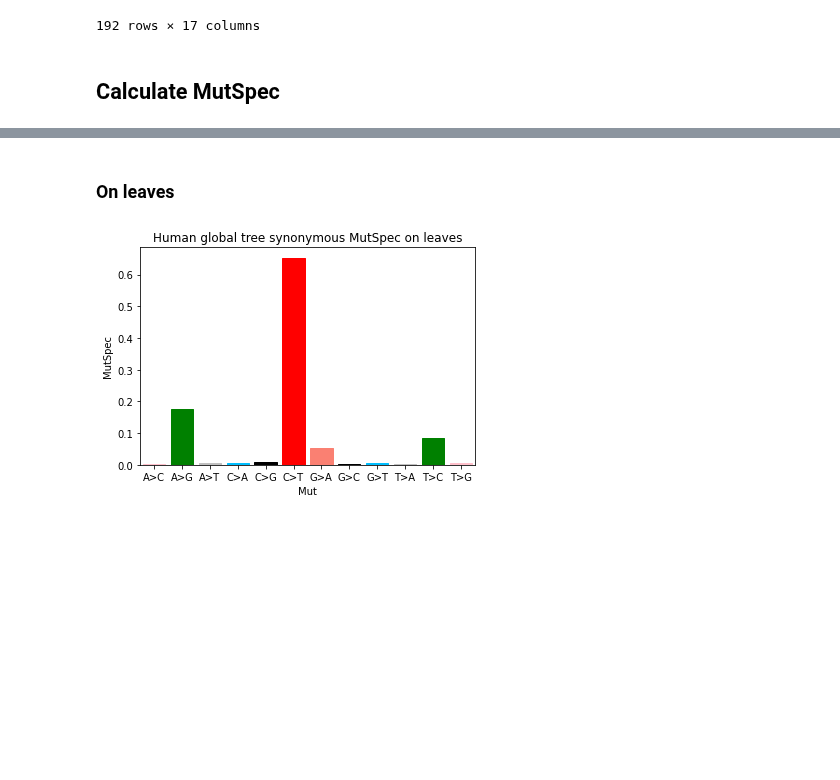
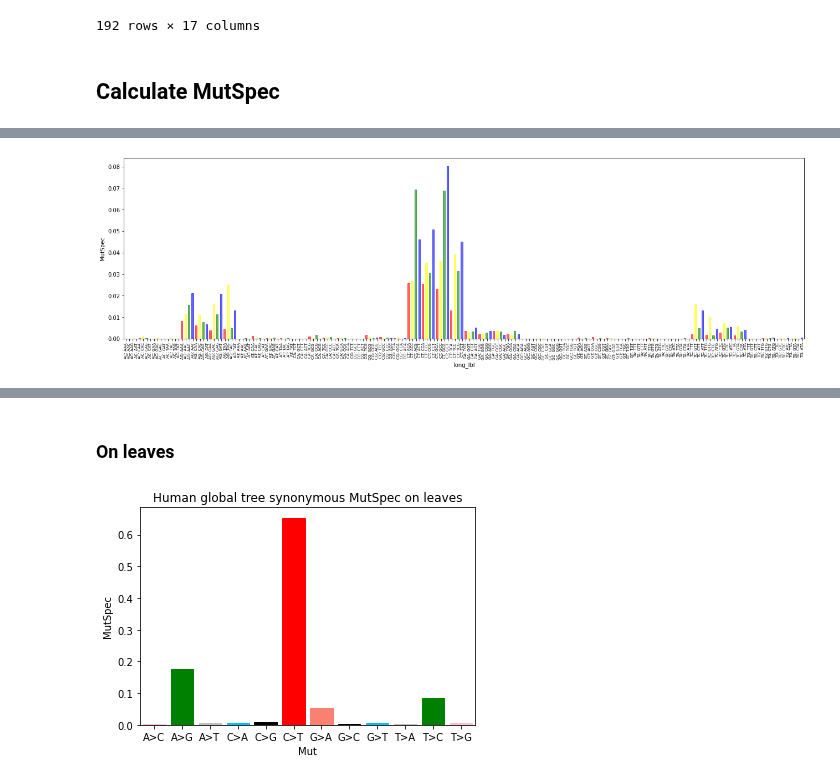
Before and after one commit to mitoclub/mtdnaMutSpecOfCancers, a Jupyter notebook: notebooks/human_global_tree_muts_EDA.ipynb, the cells around one changed output, grey strips where cells are left out. Drawn from its saved outputs; the diff is of its cells as text; code cells hidden in the pictures; blank space fills up the shorter version.

```diff
--- a/notebooks/human_global_tree_muts_EDA.ipynb
+++ b/notebooks/human_global_tree_muts_EDA.ipynb
@@ -353,0 +357,32 @@ plot_mutspec192(ms192, title="Human global tree synonymous MutSpec", filepath=".
+# %%
+ms192["MutBase"] = ms192.Mut.str.slice(2, 5)
+ms192["Context"] = ms192.Mut.str.get(0) + ms192.Mut.str.get(2) + ms192.Mut.str.get(-1)
+ms192["long_lbl"] = ms192.Mut.str.get(2) + ms192.Mut.str.get(4) + ": " + ms192.Mut.str.get(0) + ms192.Mut.str.get(2) + ms192.Mut.str.get(-1)
+# %%
+from mutspec.utils.constants import ordered_sbs192
+
+
+def coloring192():
+    colors = "red yellow green blue".split()
+    while True:
+        for clr in colors:
+            yield clr
+
+
+fig = plt.figure(figsize=(22, 6))
+ax = fig.add_subplot(111)
+sns.barplot(
+    x="long_lbl", y="MutSpec", data=ms192,
+    order=[x[2] + x[4] + ": " + x[0] + x[2] + x[-1] for x in ordered_sbs192],
+    errwidth=1, ax=fig.gca()
+)
+# ax.legend().remove()
+plt.xticks(rotation=90, fontsize=7)
+# map colors to bars
+for bar, clr in zip(ax.patches, coloring192()):
+    bar.set_color(clr)
+    bar.set_alpha(alpha=0.6)
+    bar.set_width(0.5)
+plt.show()
+# %% [output]
+[figure, added]
```
Also changed, not shown: parts of 5 cells of this notebook, 4 other files.
